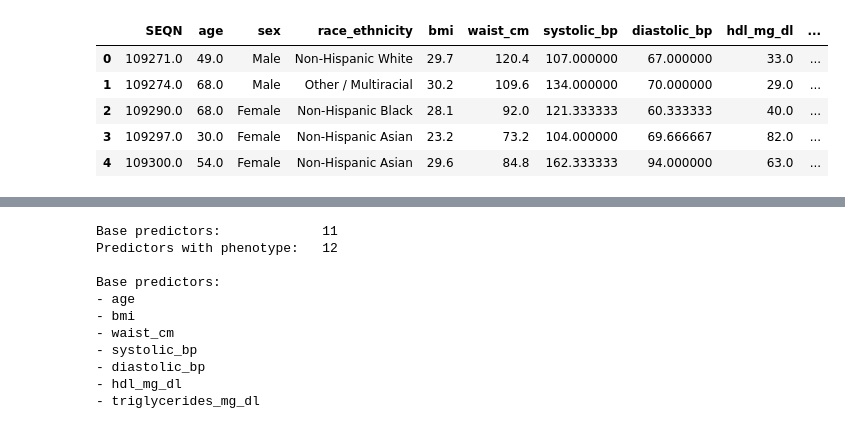
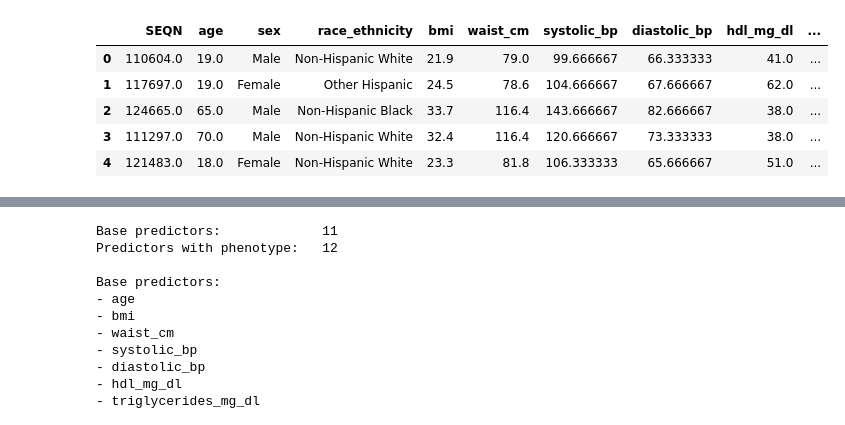
Before and after one commit to AryanSaraf/nhanes-steatosis, a Jupyter notebook: notebooks/03-predictive-modelling.ipynb, the cells around one changed output, grey strips where cells are left out. Drawn from its saved outputs; the diff is of its cells as text; code cells hidden in the pictures.

```diff
--- a/notebooks/03-predictive-modelling.ipynb
+++ b/notebooks/03-predictive-modelling.ipynb
@@ -27,18 +25,17 @@ import pandas as pd
 
 from sklearn.compose import ColumnTransformer
 from sklearn.linear_model import LogisticRegression
-from sklearn.model_selection import train_test_split
 from sklearn.pipeline import Pipeline
 from sklearn.preprocessing import OneHotEncoder, StandardScaler
 
 from xgboost import XGBClassifier
 
 RANDOM_STATE = 42
-TEST_SIZE = 0.20
 
 PROCESSED_DIR = Path("../data/processed")
 
-DATA_PATH = PROCESSED_DIR / "clustered_cohort.csv"
+TRAIN_DATA_PATH = PROCESSED_DIR / "train_clustered.csv"
+TEST_DATA_PATH = PROCESSED_DIR / "test_clustered.csv"
 PREDICTIONS_PATH = PROCESSED_DIR / "model_predictions.csv"
 MODEL_DIR = PROCESSED_DIR / "models"
 
@@ -53,5 +50,6 @@ The number of participants and variables, outcome distribution and metabolic phe
 # %%
-df = pd.read_csv(DATA_PATH)
+train_df = pd.read_csv(TRAIN_DATA_PATH)
+test_df = pd.read_csv(TEST_DATA_PATH)
 
 required_columns = [
     "SEQN",
@@ -72,30 +70,54 @@ required_columns = [
     "metabolic_phenotype",
 ]
 
-missing_columns = [
-    column for column in required_columns
-    if column not in df.columns
-]
-
-assert not missing_columns, f"Missing columns: {missing_columns}"
-assert df["SEQN"].is_unique
-assert df[required_columns].isna().sum().sum() == 0
-assert set(df["hepatic_steatosis"].unique()) == {0, 1}
-
-# Confirm the expected cluster and phenotype categories
-assert set(df["cluster"].unique()) == {0, 1}
-assert set(df["metabolic_phenotype"].unique()) == {
+expected_phenotypes = {
     "Lower metabolic-risk",
     "Higher metabolic-risk",
 }
 
-print(f"Participants: {len(df):,}")
-print(f"Variables:    {df.shape[1]}")
-print("\nOutcome distribution:")
-print(df["hepatic_steatosis"].value_counts().sort_index())
+datasets = {
+    "training": train_df,
+    "test": test_df,
+}
 
-print("\nMetabolic phenotypes:")
-print(df["metabolic_phenotype"].value_counts())
+for name, dataset in datasets.items():
+    missing_columns = [
+        column for column in required_columns
+        if column not in dataset.columns
+    ]
 
-df.head()
+    assert not missing_columns, (
+        f"Missing columns in {name} dataset: {missing_columns}"
+    )
+    assert dataset["SEQN"].is_unique
+    assert dataset[required_columns].isna().sum().sum() == 0
+    assert set(dataset["hepatic_steatosis"].unique()) == {0, 1}
+    assert set(dataset["cluster"].unique()) == {0, 1}
+    assert set(dataset["metabolic_phenotype"].unique()) == expected_phenotypes
+
+# Confirm that training and test participants are separate
+assert set(train_df["SEQN"]).isdisjoint(set(test_df["SEQN"]))
+assert len(train_df) + len(test_df) == 3270
+
+print(f"Training participants: {len(train_df):,}")
+print(f"Test participants:     {len(test_df):,}")
+print(f"Combined participants: {len(train_df) + len(test_df):,}")
+
+print("\nTraining outcome distribution:")
+print(train_df["hepatic_steatosis"].value_counts().sort_index())
+
+print("\nTest outcome distribution:")
+print(test_df["hepatic_steatosis"].value_counts().sort_index())
+
+print("\nTraining metabolic phenotypes:")
+print(train_df["metabolic_phenotype"].value_counts())
+
+print("\nTest metabolic phenotypes:")
+print(test_df["metabolic_phenotype"].value_counts())
+
+print("\nFirst five training records:")
+display(train_df.head())
+
+print("\nFirst five test records:")
+display(test_df.head())
 # %% [output]
@@ -116,6 +141,6 @@ Name: count, dtype: int64
 |  | SEQN | age | sex | race_ethnicity | bmi | waist_cm | systolic_bp | diastolic_bp | hdl_mg_dl | ... |
-| 0 | 109271.0 | 49.0 | Male | Non-Hispanic White | 29.7 | 120.4 | 107.000000 | 67.000000 | 33.0 | ... |
-| 1 | 109274.0 | 68.0 | Male | Other / Multiracial | 30.2 | 109.6 | 134.000000 | 70.000000 | 29.0 | ... |
-| 2 | 109290.0 | 68.0 | Female | Non-Hispanic Black | 28.1 | 92.0 | 121.333333 | 60.333333 | 40.0 | ... |
-| 3 | 109297.0 | 30.0 | Female | Non-Hispanic Asian | 23.2 | 73.2 | 104.000000 | 69.666667 | 82.0 | ... |
-| 4 | 109300.0 | 54.0 | Female | Non-Hispanic Asian | 29.6 | 84.8 | 162.333333 | 94.000000 | 63.0 | ... |
+| 0 | 110604.0 | 19.0 | Male | Non-Hispanic White | 21.9 | 79.0 | 99.666667 | 66.333333 | 41.0 | ... |
+| 1 | 117697.0 | 19.0 | Female | Other Hispanic | 24.5 | 78.6 | 104.666667 | 67.666667 | 62.0 | ... |
+| 2 | 124665.0 | 65.0 | Male | Non-Hispanic Black | 33.7 | 116.4 | 143.666667 | 82.666667 | 38.0 | ... |
+| 3 | 111297.0 | 70.0 | Male | Non-Hispanic White | 32.4 | 116.4 | 120.666667 | 73.333333 | 38.0 | ... |
+| 4 | 121483.0 | 18.0 | Female | Non-Hispanic White | 23.3 | 81.8 | 106.333333 | 65.666667 | 51.0 | ... |
```
Also changed, not shown: parts of 21 cells of this notebook.
